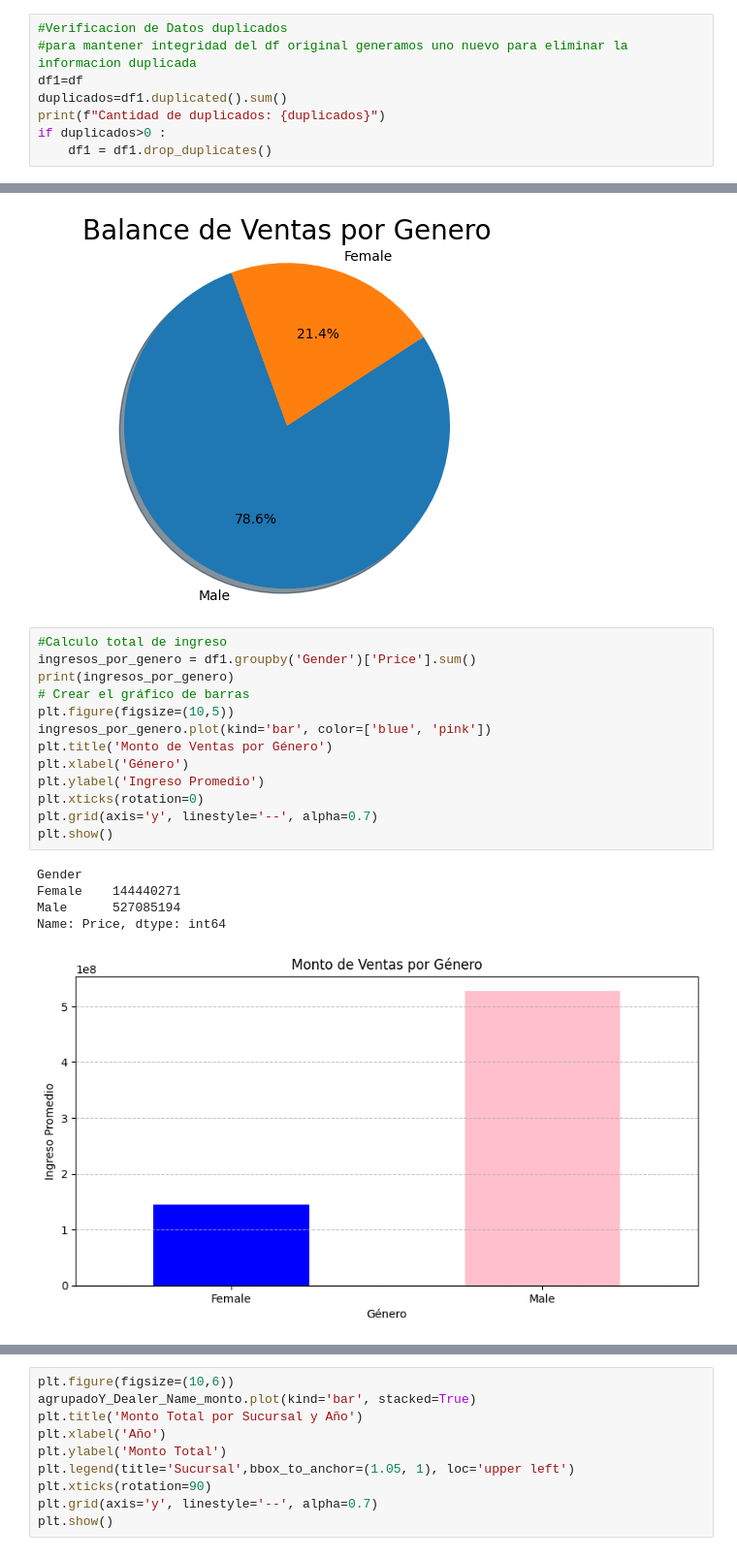
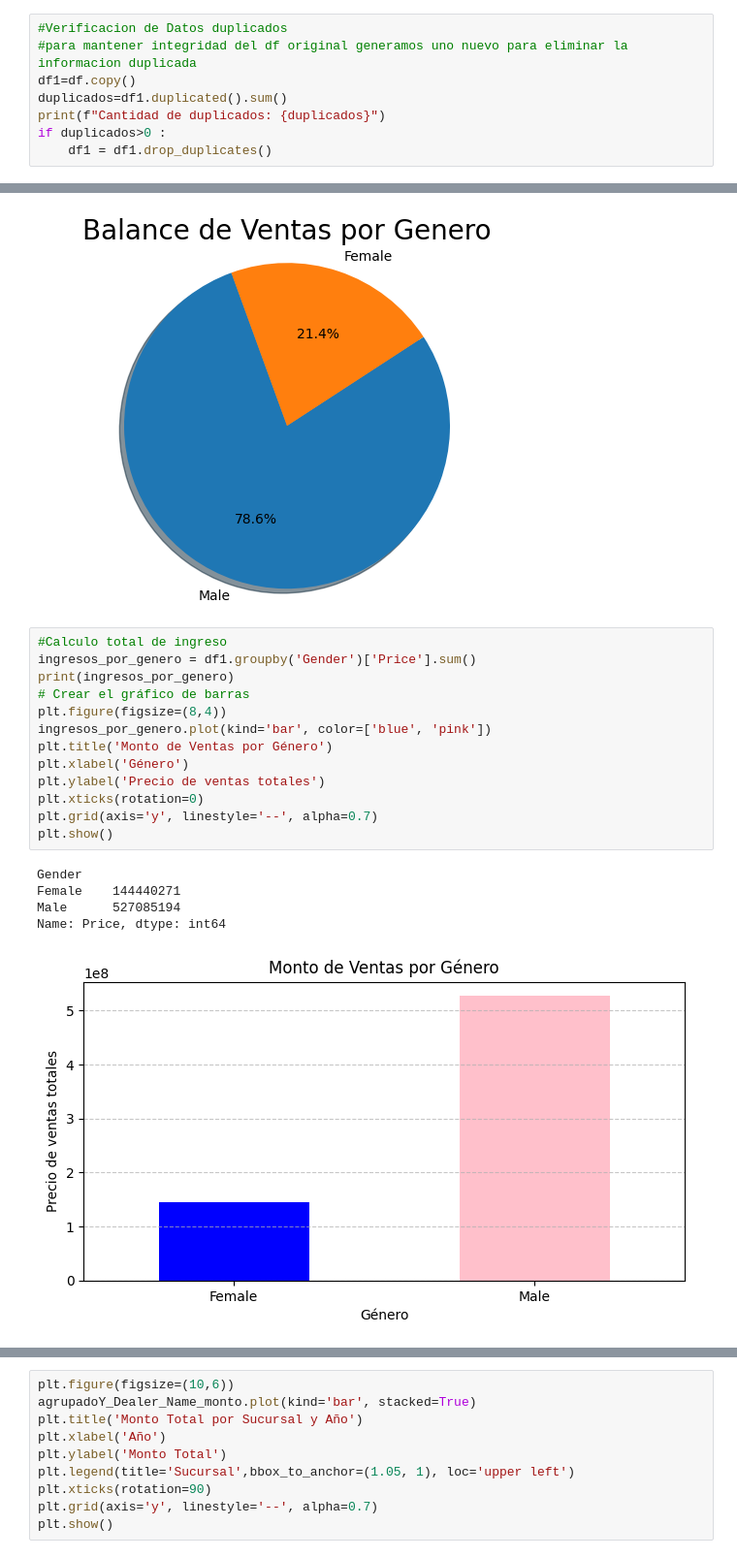
Before and after one commit to FredyR222/car_sale_boorcamp, a Jupyter notebook: code/carSale.ipynb, the cells around one changed output, grey strips where cells are left out. Shown at 97% size. Cells and saved outputs as stored; diff of their text form.

```diff
--- a/code/carSale.ipynb
+++ b/code/carSale.ipynb
@@ -124,7 +126,7 @@ Fila 7564: C_CND_007565
 # %%
 #Verificacion de Datos duplicados
 #para mantener integridad del df original generamos uno nuevo para eliminar la informacion duplicada
-df1=df
+df1=df.copy()
 duplicados=df1.duplicated().sum()
 print(f"Cantidad de duplicados: {duplicados}")
 if duplicados>0 :
@@ -214,22 +287,22 @@ plt.show()
 # %%
 #Calculo total de ingreso
 ingresos_por_genero = df1.groupby('Gender')['Price'].sum()
 print(ingresos_por_genero)
 # Crear el gráfico de barras
-plt.figure(figsize=(10,5))
+plt.figure(figsize=(8,4))
 ingresos_por_genero.plot(kind='bar', color=['blue', 'pink'])
 plt.title('Monto de Ventas por Género')
 plt.xlabel('Género')
-plt.ylabel('Ingreso Promedio')
+plt.ylabel('Precio de ventas totales')
 plt.xticks(rotation=0)
 plt.grid(axis='y', linestyle='--', alpha=0.7)
 plt.show()
 # %% [output]
 Gender
 Female    144440271
 Male      527085194
 Name: Price, dtype: int64
-[figure, old version]
+[figure, new version]
 # %%
 #Calculo de la media
 ingresos_por_genero = df1.groupby('Gender')['Price'].mean()
```
Also changed, not shown: parts of 16 cells of this notebook, 1 other file.
